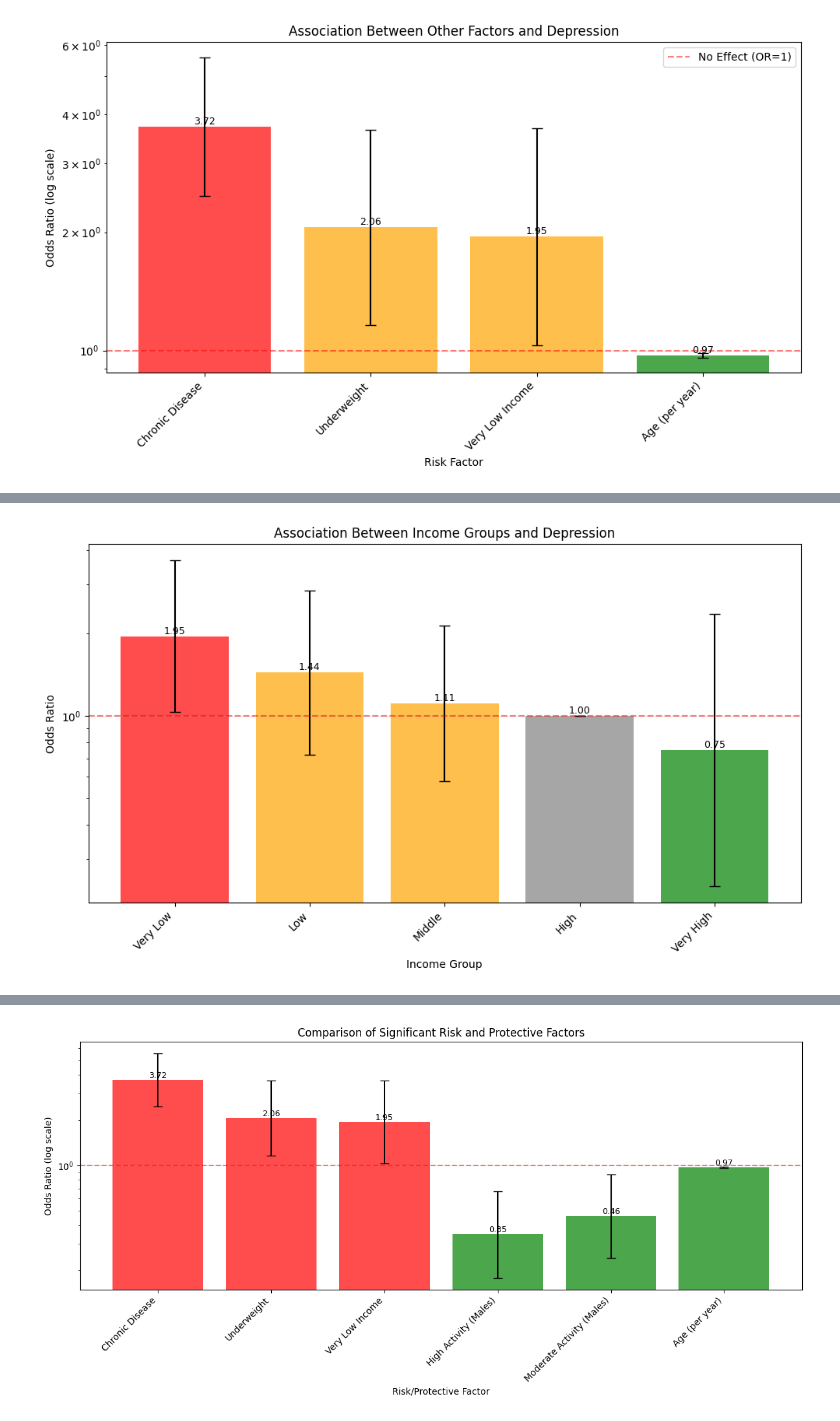
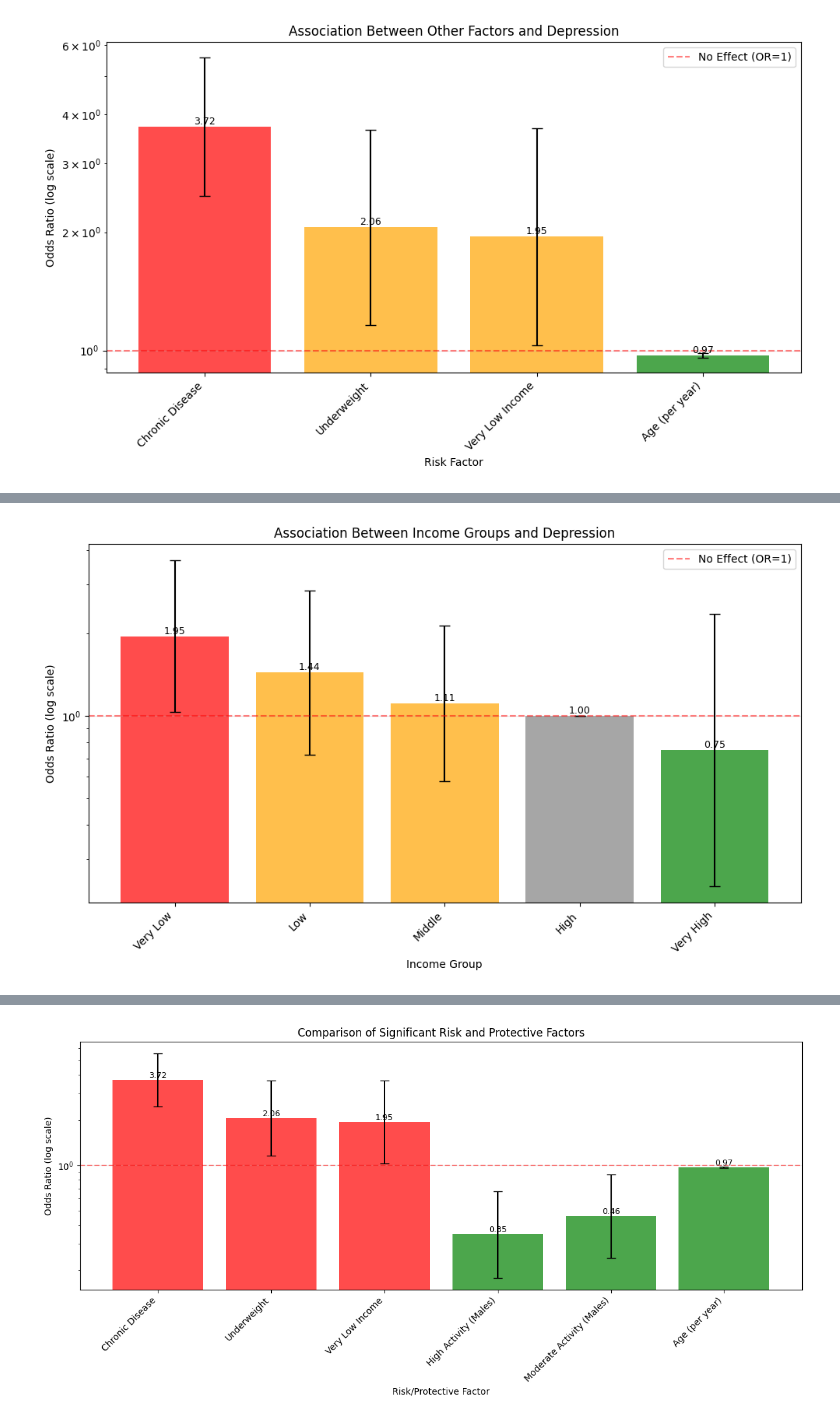
Before and after one commit to Atrash87/Multivariate_Analysis_Mental_Well_Being, a Jupyter notebook: Notebooks/plotting.ipynb, the cells around one changed output, grey strips where cells are left out. Drawn from its saved outputs; the diff is of its cells as text; code cells hidden in the pictures.

```diff
--- a/Notebooks/plotting.ipynb
+++ b/Notebooks/plotting.ipynb
@@ -141,40 +145,43 @@ plt.show()
 # %%
-# Income groups data
-income_data = {
-    'Very Low': {'OR': 1.95, 'CI_lower': np.exp(0.029), 'CI_upper': np.exp(1.302)},
-    'Low': {'OR': 1.44, 'CI_lower': np.exp(-0.324), 'CI_upper': np.exp(1.049)},
-    'Middle': {'OR': 1.11, 'CI_lower': np.exp(-0.547), 'CI_upper': np.exp(0.757)},
-    'High': {'OR': 1.00, 'CI_lower': 1.00, 'CI_upper': 1.00},
-    'Very High': {'OR': 0.75, 'CI_lower': np.exp(-1.432), 'CI_upper': np.exp(0.857)}
-}
+import numpy as np
+import matplotlib.pyplot as plt
 
-# Create the plot
+# Income groups data (ORs and 95% CI bounds)
+income_categories = ['Very Low', 'Low', 'Middle', 'High', 'Very High']
+ORs = np.array([1.95, 1.44, 1.11, 1.00, 0.75])
+CI_lower = np.array([np.exp(0.029), np.exp(-0.324), np.exp(-0.547), 1.00, np.exp(-1.432)])
+CI_upper = np.array([np.exp(1.302), np.exp(1.049), np.exp(0.757), 1.00, np.exp(0.857)])
+
+# Errors for error bars
+errors = [ORs - CI_lower, CI_upper - ORs]
+
+# Colors based on OR magnitude
+colors = ['red' if val > 1.5 else 'orange' if val > 1 else 'green' if val < 1 else 'gray' for val in ORs]
+
+# Plot
 plt.figure(figsize=(10, 6))
-income_categories = list(income_data.keys())
-income_ors = [income_data[cat]['OR'] for cat in income_categories]
-income_errors_lower = [income_data[cat]['OR'] - income_data[cat]['CI_lower'] for cat in income_categories]
-income_errors_upper = [income_data[cat]['CI_upper'] - income_data[cat]['OR'] for cat in income_categories]
-income_errors = [income_errors_lower, income_errors_upper]
+x = np.arange(len(income_categories))
+rects = plt.bar(x, ORs, yerr=errors, capsize=5, alpha=0.7, color=colors)
 
-x_income = np.arange(len(income_categories))
-colors_income = ['red' if or_val > 1.5 else 'orange' if or_val > 1 else 'green' if or_val < 1 else 'gray' for or_val in income_ors]
-rects_income = plt.bar(x_income, income_ors, yerr=income_errors, capsize=5, color=colors_income, alpha=0.7)
+# Reference line at OR=1
+plt.axhline(y=1, color='r', linestyle='--', alpha=0.5, label='No Effect (OR=1)')
 
-plt.axhline(y=1, color='r', linestyle='--', alpha=0.5)
+# Labels & formatting
+plt.xticks(x, income_categories, rotation=45, ha='right')
+plt.yscale('log')
 plt.xlabel('Income Group')
-plt.ylabel('Odds Ratio')
+plt.ylabel('Odds Ratio (log scale)')
 plt.title('Association Between Income Groups and Depression')
-plt.xticks(x_income, income_categories, rotation=45, ha='right')
-plt.yscale('log')
+plt.legend()
 plt.grid(True, axis='y', alpha=0.3)
 
-for rect in rects_income:
-    height = rect.get_height()
-    plt.text(rect.get_x() + rect.get_width()/2., height,
-             f'{height:.2f}', ha='center', va='bottom', fontsize=9)
+# Value labels on bars
+for rect, val in zip(rects, ORs):
+    plt.text(rect.get_x() + rect.get_width()/2., val, f'{val:.2f}',
+             ha='center', va='bottom', fontsize=9)
 
 plt.tight_layout()
 plt.show()
 # %% [output]
-[figure, old version]
+[figure, new version]
 # %%
```
Also changed, not shown: parts of 5 cells of this notebook.
